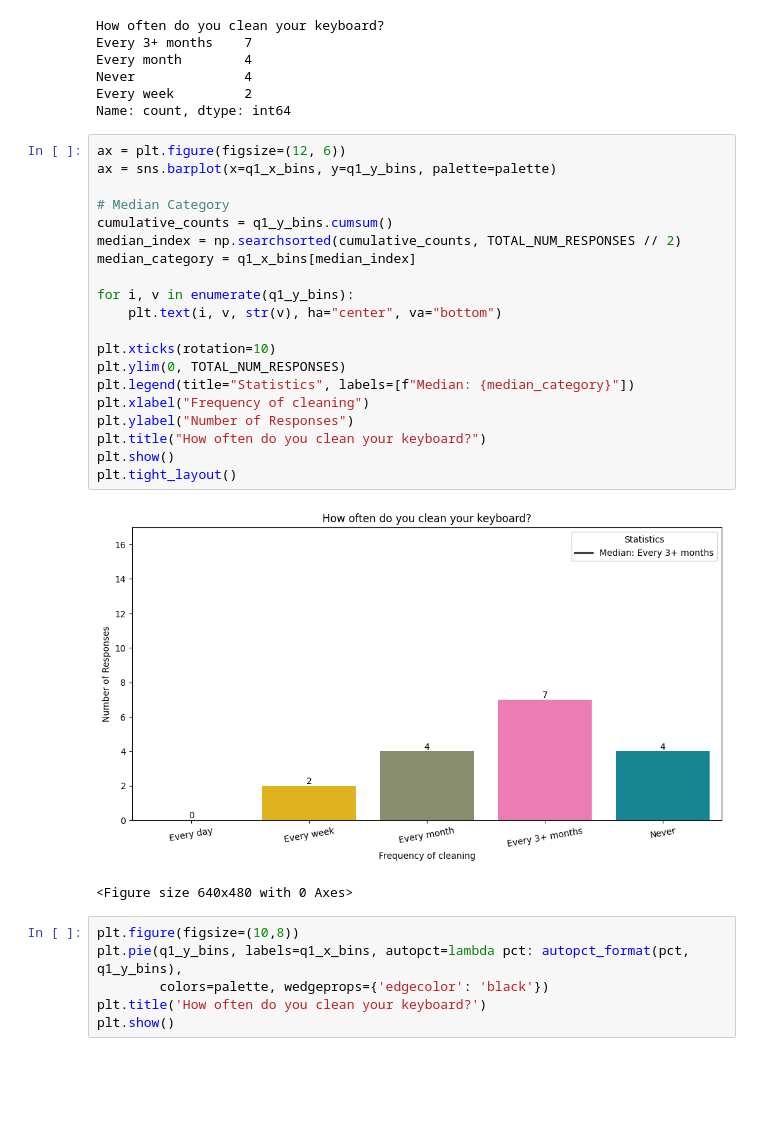
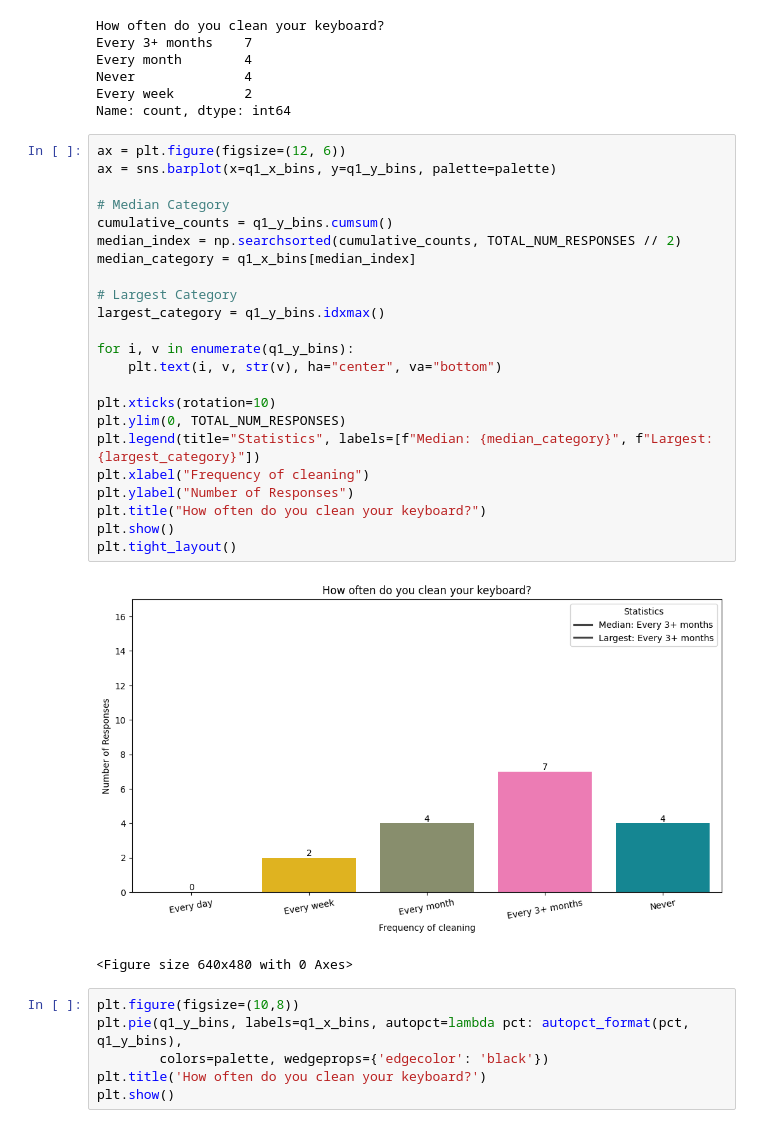
Before and after one commit to SDP-Group6/data_analysis, a Jupyter notebook: survey_data_analysis.ipynb, the cells around one changed output. Cells and saved outputs as stored; diff of their text form; blank space fills up the shorter version.

```diff
--- a/survey_data_analysis.ipynb
+++ b/survey_data_analysis.ipynb
@@ -87,25 +87,28 @@ Name: count, dtype: int64
 # %%
 ax = plt.figure(figsize=(12, 6))
 ax = sns.barplot(x=q1_x_bins, y=q1_y_bins, palette=palette)
 
 # Median Category
 cumulative_counts = q1_y_bins.cumsum()
 median_index = np.searchsorted(cumulative_counts, TOTAL_NUM_RESPONSES // 2)
 median_category = q1_x_bins[median_index]
 
+# Largest Category
+largest_category = q1_y_bins.idxmax()
+
 for i, v in enumerate(q1_y_bins):
     plt.text(i, v, str(v), ha="center", va="bottom")
 
 plt.xticks(rotation=10)
 plt.ylim(0, TOTAL_NUM_RESPONSES)
-plt.legend(title="Statistics", labels=[f"Median: {median_category}"])
+plt.legend(title="Statistics", labels=[f"Median: {median_category}", f"Largest: {largest_category}"])
 plt.xlabel("Frequency of cleaning")
 plt.ylabel("Number of Responses")
 plt.title("How often do you clean your keyboard?")
 plt.show()
 plt.tight_layout()
 # %% [output]
-[figure, old version]
+[figure, new version]
 <Figure size 640x480 with 0 Axes>
 # %%
 plt.figure(figsize=(10,8))
```
Also changed, not shown: parts of 12 cells of this notebook.
